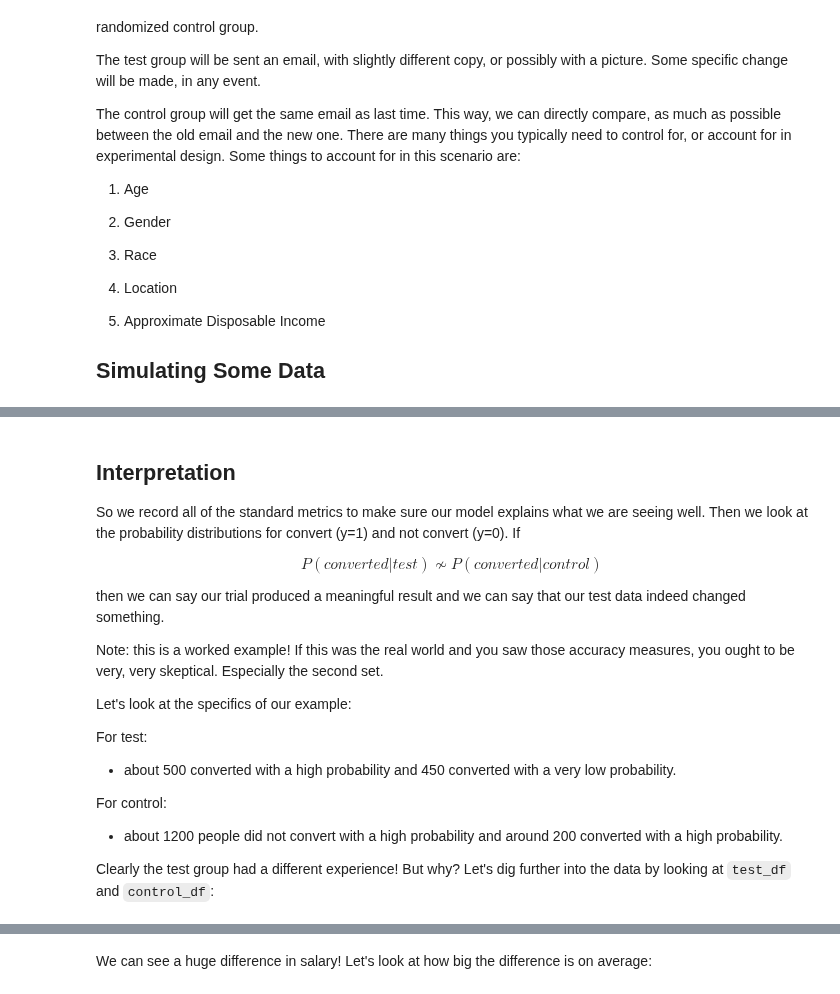
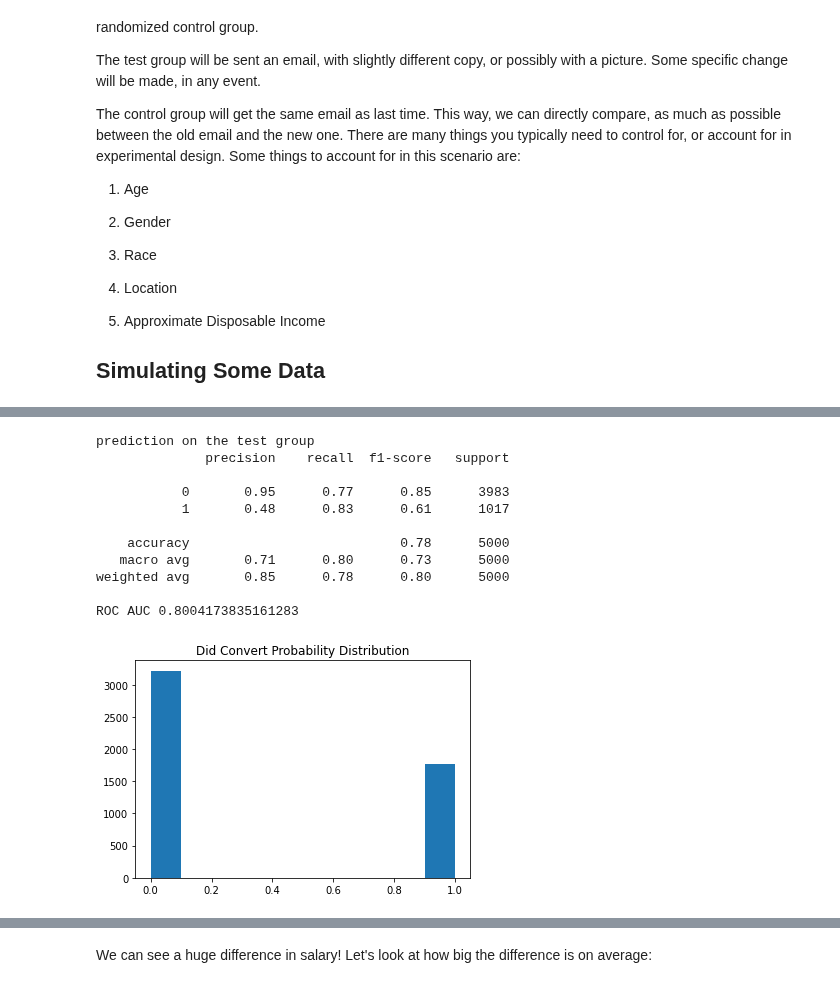
Before and after one commit to EricSchles/datascience_book, a Jupyter notebook: Applying Classification - 05.ipynb, the cells around one changed output, grey strips where cells are left out. Cells and saved outputs as stored; diff of their text form; code cells hidden in the pictures.

```diff
--- a/Applying Classification - 05.ipynb
+++ b/Applying Classification - 05.ipynb
@@ -187,26 +231,0 @@ ROC AUC 0.9733096085409252
-# %%
-from sklearn.linear_model import LogisticRegression
-from sklearn.model_selection import train_test_split
-from sklearn.metrics import classification_report, roc_auc_score
-import matplotlib.pyplot as plt
-import numpy as np
-
-control_y = control_df["converted"]
-cols = control_df.columns.tolist()
-cols.remove("converted")
-control_X = control_df[cols]
-
-X_train, X_test, y_train, y_test = train_test_split(
-    control_X, control_y
-)
-control_clf = LogisticRegression(
-    max_iter=1000, class_weight="balanced",
-    C=100, penalty="l2", solver="liblinear"
-)
-control_clf.fit(X_train, y_train)
-y_pred = control_clf.predict(X_test)
-print(classification_report(y_test, y_pred))
-print("ROC AUC", roc_auc_score(y_test, y_pred))
-plt.hist(clf.predict_proba(X_test).T[1])
-plt.title('Did Convert Probability Distribution')
-plt.show()
@@ -225,22 +232,24 @@ ROC AUC 1.0
-# %% [markdown]
-## Interpretation
-
-So we record all of the standard metrics to make sure our model explains what we are seeing well.  Then we look at the probability distributions for convert (y=1) and not convert (y=0).  If
-
-$$ P(converted | test) \nsim P(converted | control)$$
-
-then we can say our trial produced a meaningful result and we can say that our test data indeed changed something.
-
-Note: this is a worked example!  If this was the real world and you saw those accuracy measures, you ought to be very, very skeptical.  Especially the second set.
-
-Let's look at the specifics of our example:
-
-For test:
-
-* about 500 converted with a high probability and 450 converted with a very low probability.
-
-For control:
-
-* about 1200 people did not convert with a high probability and around 200 converted with a high probability.
-
-Clearly the test group had a different experience!  But why?  Let's dig further into the data by looking at `test_df` and `control_df`:
+# %%
+surrogate_clf = LogisticRegression(**clf.get_params())
+y_test_pred = clf.predict(X_test)
+surrogate_clf.fit(X_test, y_test_pred)
+y_control_pred = surrogate_clf.predict(X_control)
+print("prediction on the test group")
+print(classification_report(y_control, y_control_pred))
+print("ROC AUC", roc_auc_score(y_control, y_control_pred))
+plt.hist(surrogate_clf.predict_proba(X_control).T[1])
+plt.title('Did Convert Probability Distribution')
+plt.show()
+# %% [output]
+prediction on the test group
+              precision    recall  f1-score   support
+
+           0       0.95      0.77      0.85      3983
+           1       0.48      0.83      0.61      1017
+
+    accuracy                           0.78      5000
+   macro avg       0.71      0.80      0.73      5000
+weighted avg       0.85      0.78      0.80      5000
+
+ROC AUC 0.8004173835161283
+[figure, added]
```
Also changed, not shown: parts of 40 cells of this notebook.
